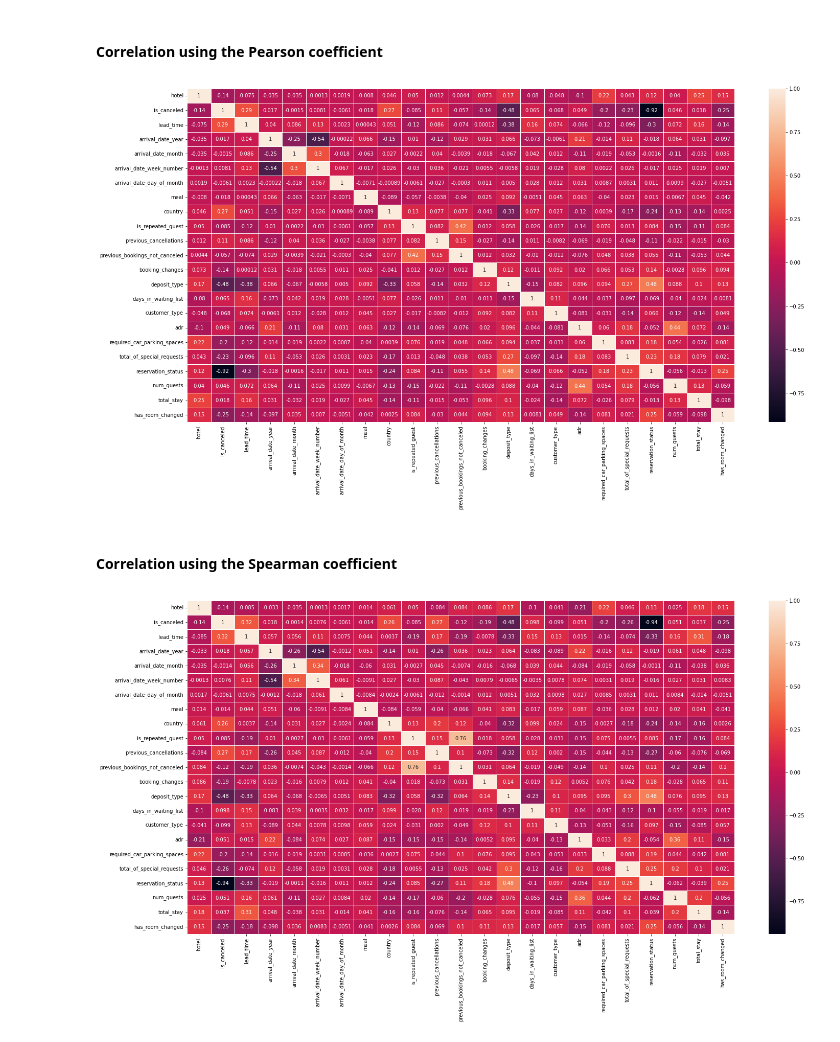
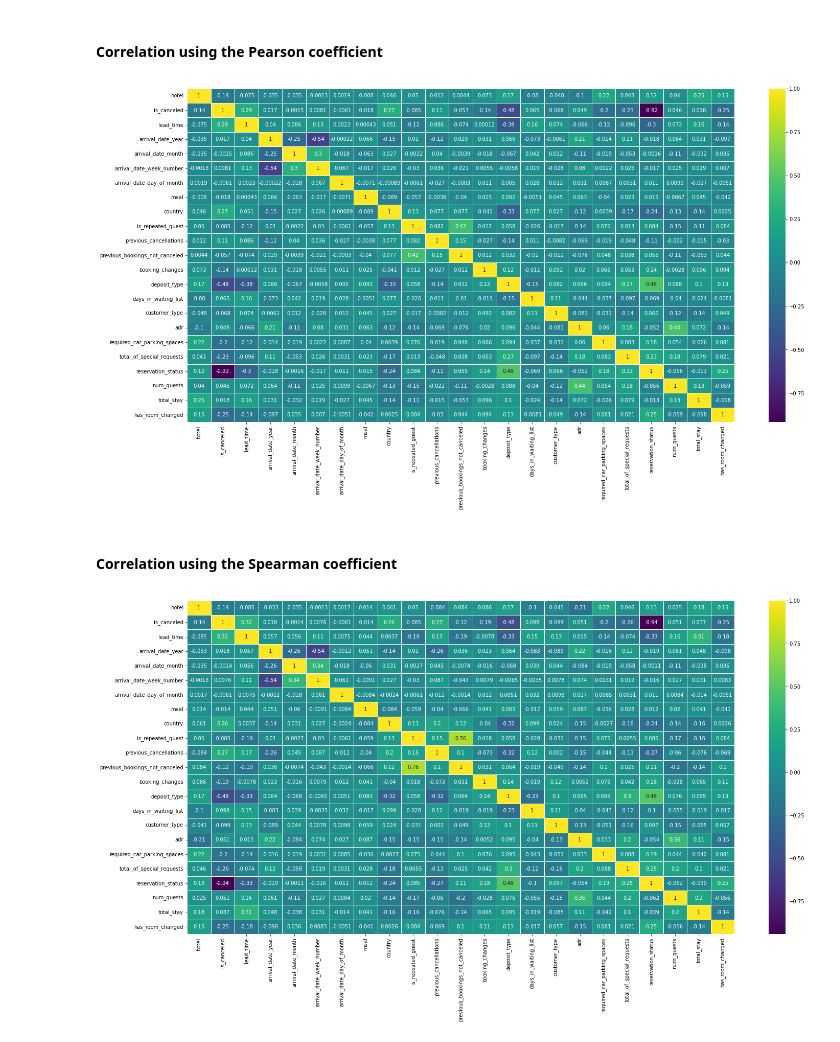
Before and after one commit to ofek181/Causal-Inference, a Jupyter notebook: causal_inference_notebook.ipynb, the cells around one changed output. Cells and saved outputs as stored; diff of their text form; code cells hidden in the pictures.

```diff
--- a/causal_inference_notebook.ipynb
+++ b/causal_inference_notebook.ipynb
@@ -223,15 +232,15 @@ for col in encoded_data.dtypes.to_dict():
 #### Correlation using the Pearson coefficient
 # %%
 plt.figure(figsize = (24, 12))
-sns.heatmap(encoded_data.corr(method='pearson'), annot = True, linewidths = 1)
+sns.heatmap(encoded_data.corr(method='pearson'), annot = True, linewidths = 1, cmap='viridis')
 plt.show()
 # %% [output]
-[figure, old version]
+[figure, new version]
 # %% [markdown]
 #### Correlation using the Spearman coefficient
 # %%
 plt.figure(figsize = (24, 12))
-sns.heatmap(encoded_data.corr(method='spearman'), annot = True, linewidths = 1)
+sns.heatmap(encoded_data.corr(method='spearman'), annot = True, linewidths = 1, cmap='viridis')
 plt.show()
 # %% [output]
-[figure, old version]
+[figure, new version]
```
Also changed, not shown: parts of 6 cells of this notebook.
